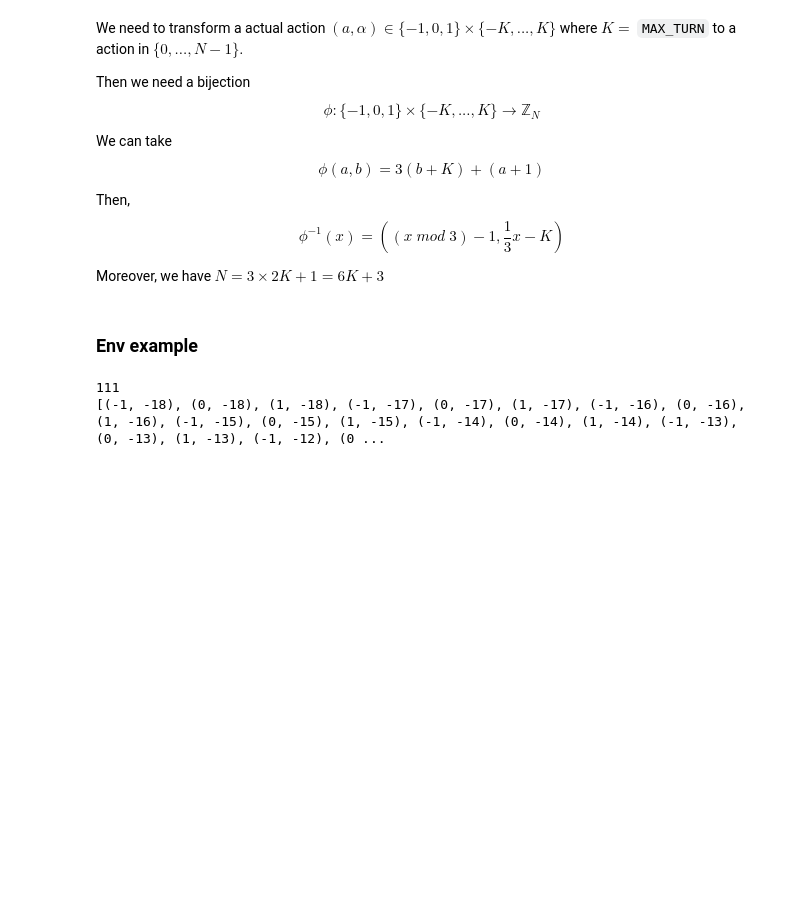
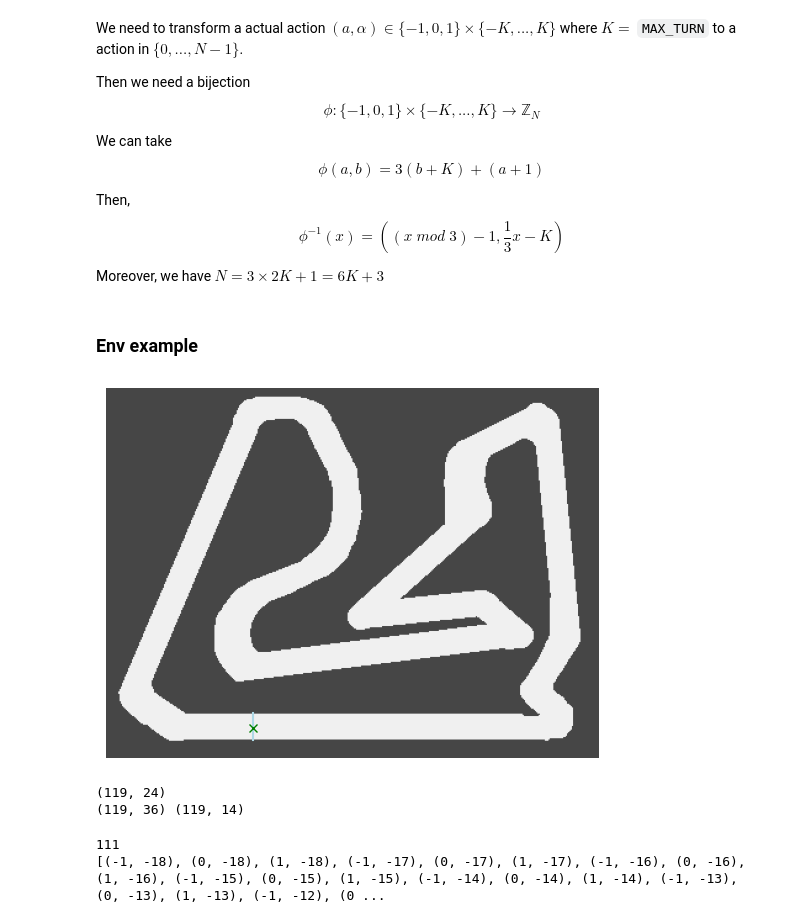
Before and after one commit to GeckSpy/EP-trajectory-optimisation, a Jupyter notebook: Environment/env_05.ipynb, the cells around one changed output. Drawn from its saved outputs; the diff is of its cells as text; code cells hidden in the pictures; blank space fills up the shorter version.

```diff
--- a/Environment/env_05.ipynb
+++ b/Environment/env_05.ipynb
@@ -467,4 +519,13 @@ class RacingCar(Env):
         return tuple(action)
 # %% [markdown]
 ### Env example
+# %%
+Env = RacingCar(path)
+Env.track.plot()
+print(Env.track.start)
+print(Env.track.start_line[0], Env.track.start_line[1])
+# %% [output]
+[figure, added]
+(119, 24)
+(119, 36) (119, 14)
 # %%
```
Also changed, not shown: parts of 9 cells of this notebook.
